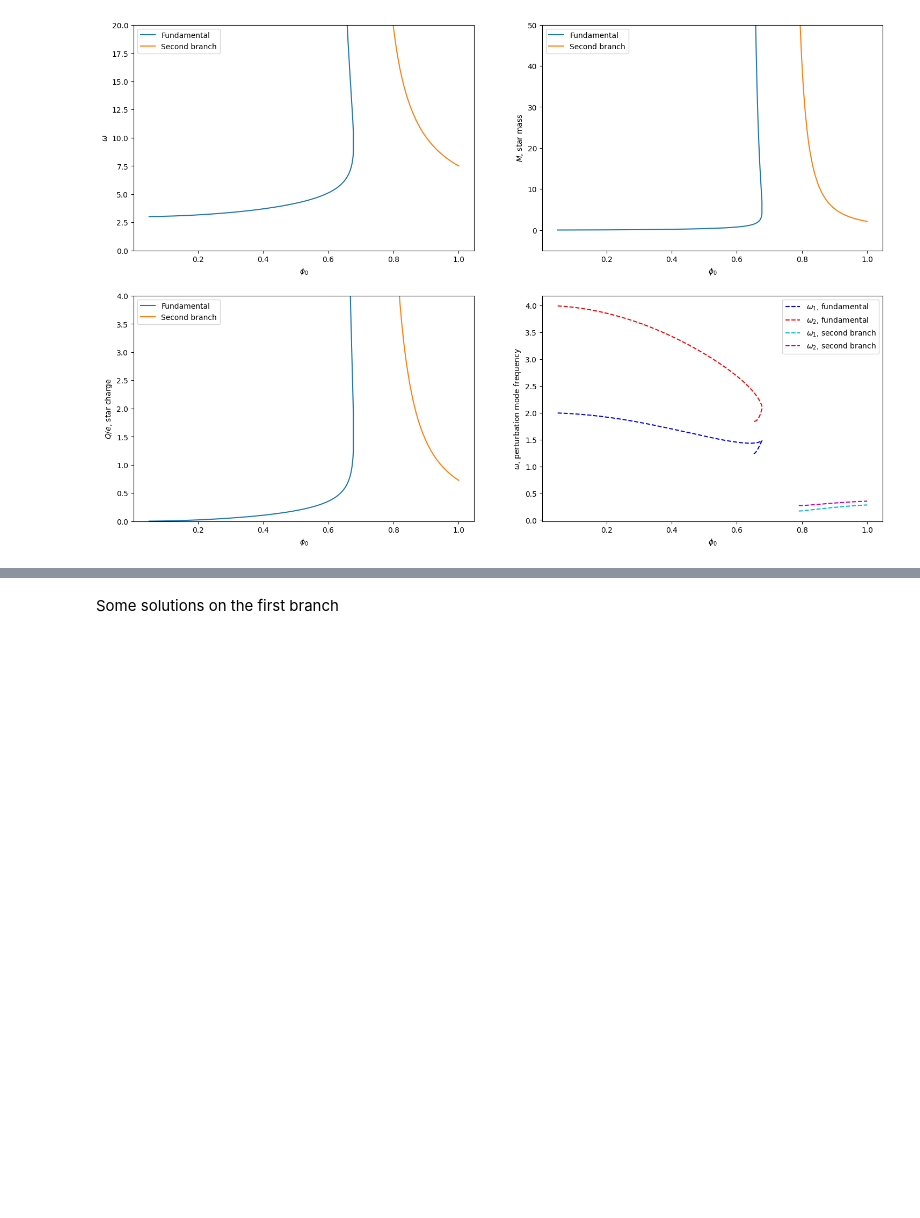
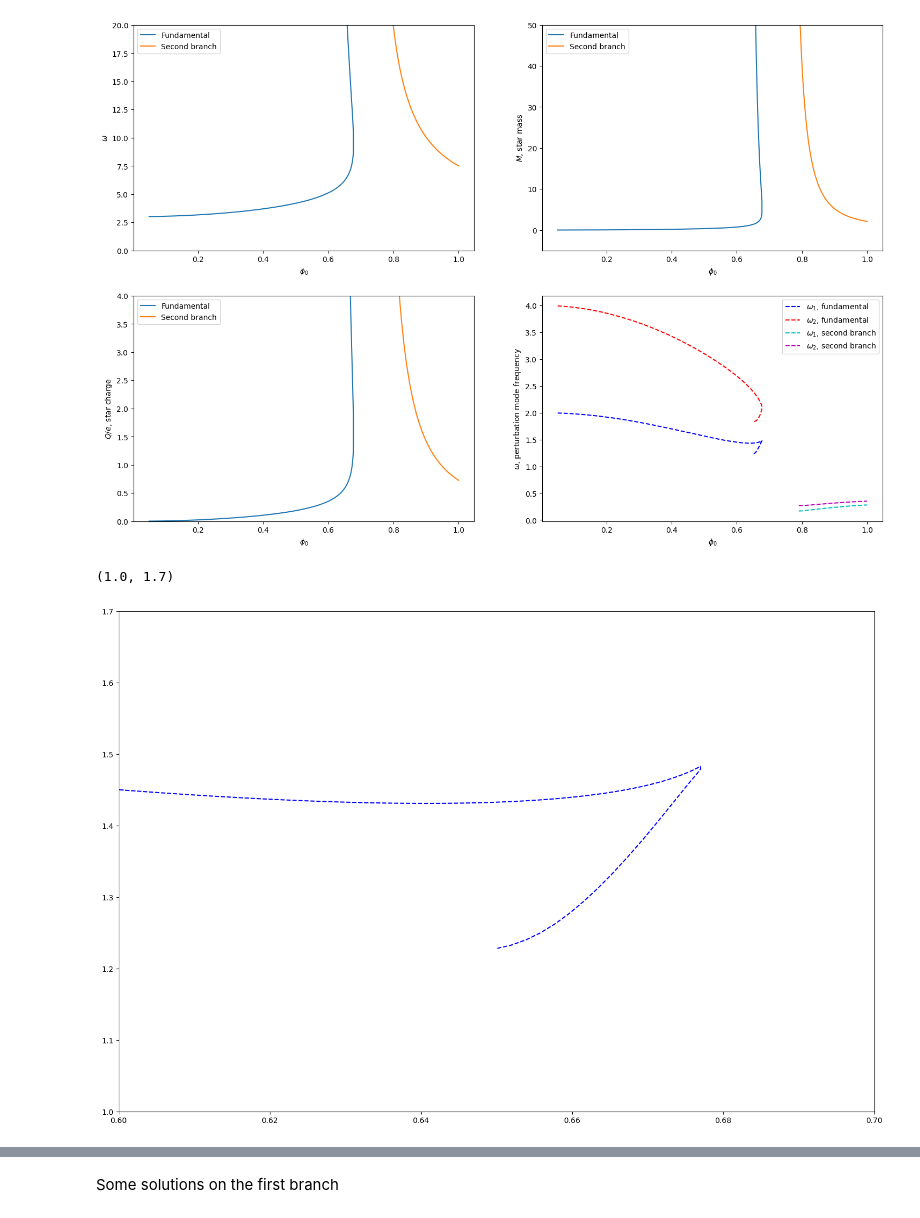
Before and after one commit to sukhovn/AdS_BS_shooting, a Jupyter notebook: BoseStar.ipynb, the cells around one changed output, grey strips where cells are left out. Drawn from its saved outputs; the diff is of its cells as text; code cells hidden in the pictures; blank space fills up the shorter version.

```diff
--- a/BoseStar.ipynb
+++ b/BoseStar.ipynb
@@ -930,10 +933,10 @@ plt.show()
 # %% [markdown]
 ## Stability of high gauge coupling branch
 # %%
-tracer_zero = Tracer(d=3, l=1.0, el=3.0, kappa=1.0, mass=0.0, xrange=[0.0001, 1.4], pert_frequencies=4)
+tracer_zero = Tracer(d=3, l=1.0, el=3.0, kappa=1.0, mass=0.0, xrange=[0.0001, 1.4], pert_frequencies=4, pert_npoints=60)
 tracer_zero.auto_trace((0.05, 0.595, 110), [2,4])
 
-tracer_zero_p1 = Tracer(d=3, l=1.0, el=3.0, kappa=1.0, mass=0.0, xrange=[0.0001, 1.5], pert_frequencies=4)
+tracer_zero_p1 = Tracer(d=3, l=1.0, el=3.0, kappa=1.0, mass=0.0, xrange=[0.0001, 1.5], pert_frequencies=4, pert_npoints=60)
 tracer_zero_p1.auto_trace((0.6, 0.677, 200), [2,4])
 
 phi0_ranges = [(0.65, 0.677, 15)]
@@ -996,3 +1005,14 @@ ax.legend()
 plt.show()
 # %% [output]
 [figure]
+# %%
+fig = plt.figure(figsize=(18,12))
+plt.plot(zero_branch_phi, np.sqrt(zero_branch_frequency_values[:,0]), 'b--', label='$\\omega_1$, fundamental')
+# plt.plot(zero_branch_phi, np.sqrt(zero_branch_frequency_values[:,1]), 'r--', label='$\\omega_2$, fundamental')
+plt.plot(tracer_one.phi0_values, np.sqrt(tracer_one.frequency_values[:,0]), 'c--', label='$\\omega_1$, second branch')
+# plt.plot(tracer_one.phi0_values, np.sqrt(tracer_one.frequency_values[:,1]), 'm--', label='$\\omega_2$, second branch')
+plt.xlim(0.6,0.7)
+plt.ylim(1.0, 1.7)
+# %% [output]
+(1.0, 1.7)
+[figure, added]
```
Also changed, not shown: parts of 23 cells of this notebook, 8 other files.
